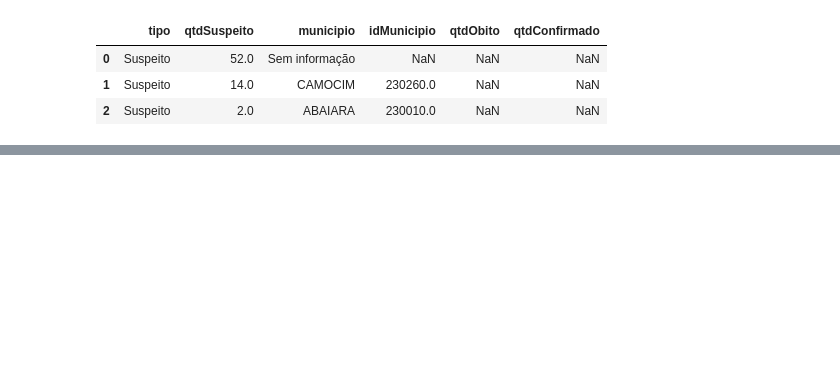
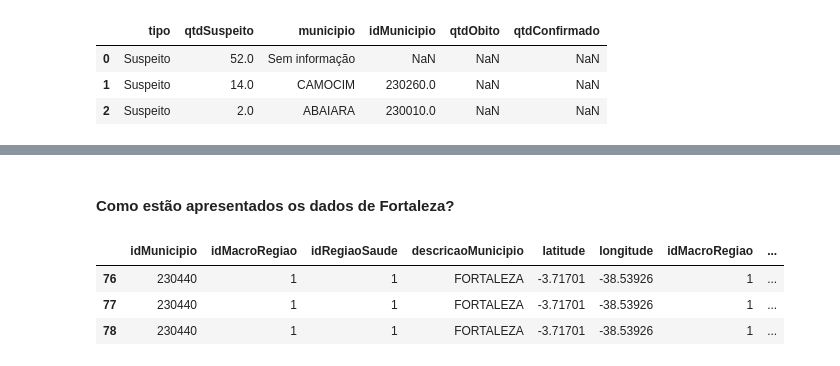
Before and after one commit to andreloc/painel-covid-19-ce, a Jupyter notebook: notebooks/extract_covid_data_integrasus_ce.ipynb, the cells around one changed output, grey strips where cells are left out. Saved outputs shown, nothing was run; the diff lists cells and outputs as text; code cells hidden in the pictures; blank space fills up the shorter version.

```diff
--- a/notebooks/extract_covid_data_integrasus_ce.ipynb
+++ b/notebooks/extract_covid_data_integrasus_ce.ipynb
@@ -127 +151,10 @@ qtd_por_municipios.head(3)
+# %% [markdown]
+#### Como estão apresentados os dados de Fortaleza?
+# %%
+df_parcial[df_parcial.municipio == 'FORTALEZA']
+# %% [output]
+|  | idMunicipio | idMacroRegiao | idRegiaoSaude | descricaoMunicipio | latitude | longitude | idMacroRegiao | ... |
+| 76 | 230440 | 1 | 1 | FORTALEZA | -3.71701 | -38.53926 | 1 | ... |
+| 77 | 230440 | 1 | 1 | FORTALEZA | -3.71701 | -38.53926 | 1 | ... |
+| 78 | 230440 | 1 | 1 | FORTALEZA | -3.71701 | -38.53926 | 1 | ... |
 # %%
```
Also changed, not shown: parts of 13 cells of this notebook, 1 other file.
